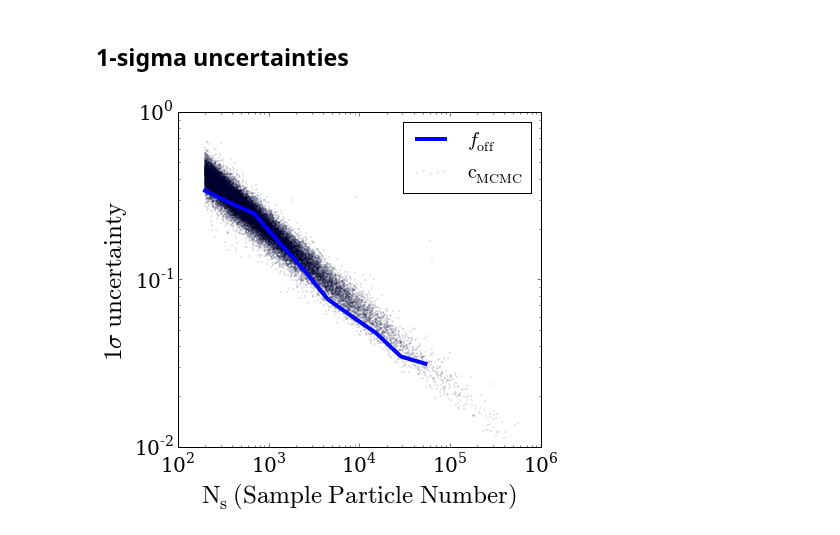
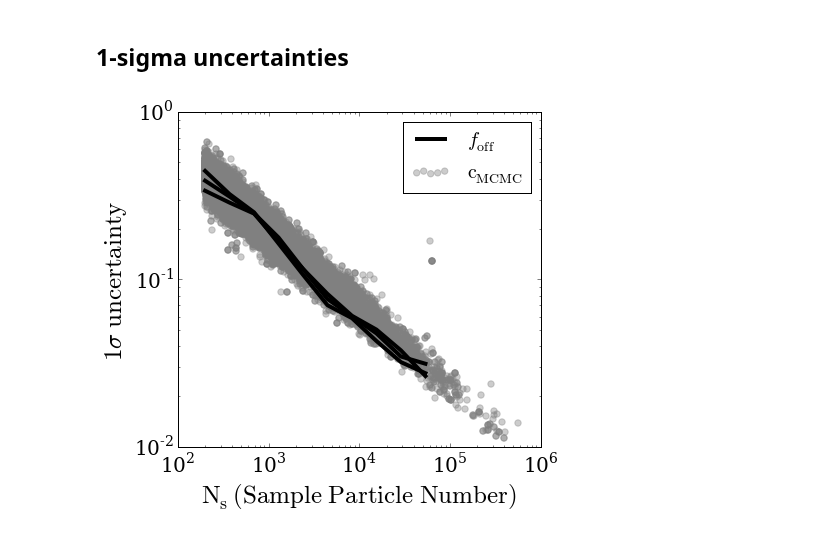
Before and after one commit to astroandes/MACH, a Jupyter notebook: plots/ComparisonPlots.ipynb, the cells around one changed output. Drawn from its saved outputs; the diff is of its cells as text; code cells hidden in the pictures.

```diff
--- a/plots/ComparisonPlots.ipynb
+++ b/plots/ComparisonPlots.ipynb
@@ -536,30 +493,36 @@ z 6.798649852 -0.053718100557
 # %%
 fig = plt.figure(figsize=(6.5,6.0))
 ax = plt.axes()
 
 enlarge_labels(ax,20)
 #plt.plot(bol_n_part_int, bol_high_dens_conc - bol_low_dens_conc, label=r'$f_{\rm{off}}\ \mathrm{Density\ Method}$', linewidth=4, linestyle='-.')
 #plt.plot(bol_n_part_int, bol_high_vlct_conc - bol_low_vlct_conc, label=r'$f_{\rm{off}}\ \mathrm{Velocity\ Method}$', linewidth=4, linestyle='--')
-plt.plot(bol_n_part_int, bol_high_mass_conc - bol_low_mass_conc, label=r'$f_{\rm{off}}$', linewidth=4, linestyle='-')
-
+plt.plot(bol_n_part_int, bol_high_dens_conc - bol_low_dens_conc,
+             linewidth=4, linestyle='-', color='black')
+plt.plot(bol_n_part_int, bol_high_vlct_conc - bol_low_vlct_conc,
+         linewidth=4, linestyle='-', color='black')
+plt.plot(bol_n_part_int, bol_high_mass_conc - bol_low_mass_conc, label=r'$f_{\rm{off}}$',
+         linewidth=4, linestyle='-', color='black')
 
 
 conc_low_bolshoi_mass = data_mass_bolshoi[relaxed,1]
 conc_bolshoi_mass = data_mass_bolshoi[relaxed,2]
 conc_up_bolshoi_mass = data_mass_bolshoi[relaxed,3]
 
-plt.scatter(bolshoi_npart, np.sqrt(bolshoi_npart)*(conc_up_bolshoi_mass - conc_low_bolshoi_mass)/conc_bolshoi_mass, s=1.0,
-            label=r'$\rm{c_{MCMC}}$', alpha=0.1)
+n_points = len(bolshoi_npart)
+ii = np.random.choice(np.arange(n_points), int(n_points/1))
+plt.scatter(bolshoi_npart[ii], np.sqrt(bolshoi_npart[ii])*(conc_up_bolshoi_mass[ii] - conc_low_bolshoi_mass[ii])/conc_bolshoi_mass[ii],
+            s=40, label=r'$\rm{c_{MCMC}}$', alpha=0.4, color='gray')
 
 
 plt.xscale('log')
 plt.yscale('log')
 plt.xlim([1.0E2,1E6])
 plt.ylim([1E-2, 1.0])
 ax.set_ylabel(r'$1\sigma\ {\rm{uncertainty}}$',fontsize=25)
 ax.set_xlabel('$\mathrm{N_{s}\ (Sample\ Particle\ Number)}$',fontsize=25)
 #ax.text(5E3, 0.12, r'$\mathrm{Bolshoi\ Sim.}$', fontsize=25)
 ax.legend(loc=1, borderaxespad=0.5, prop={'size':20}, scatterpoints=5)
 plt.savefig('../paper/sigma_foff_bolshoi.pdf', bbox_inches='tight')
 # %% [output]
-[figure, old version]
+[figure, new version]
```
Also changed, not shown: parts of 6 cells of this notebook.
